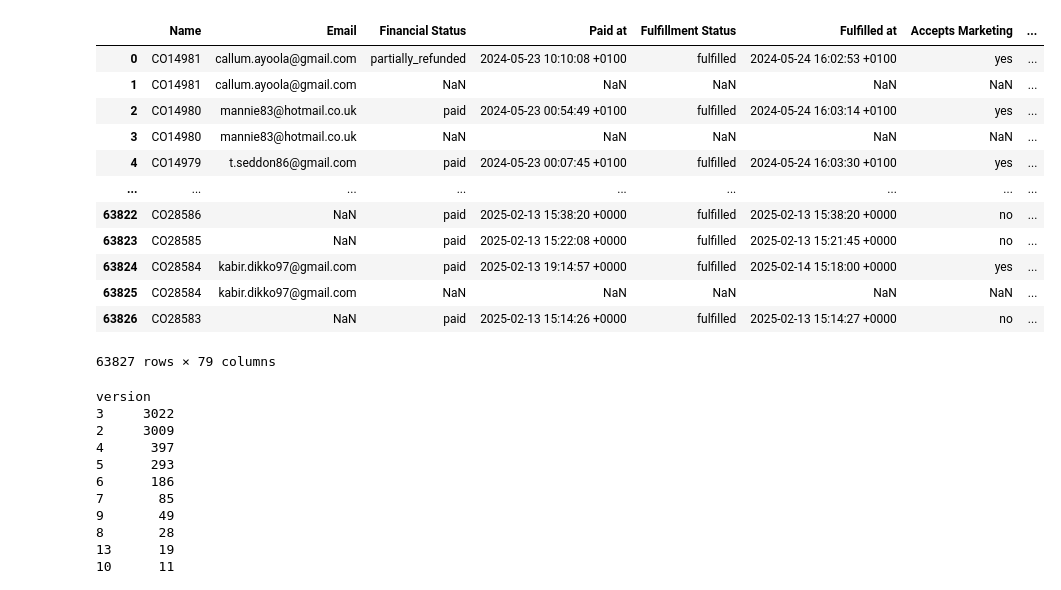
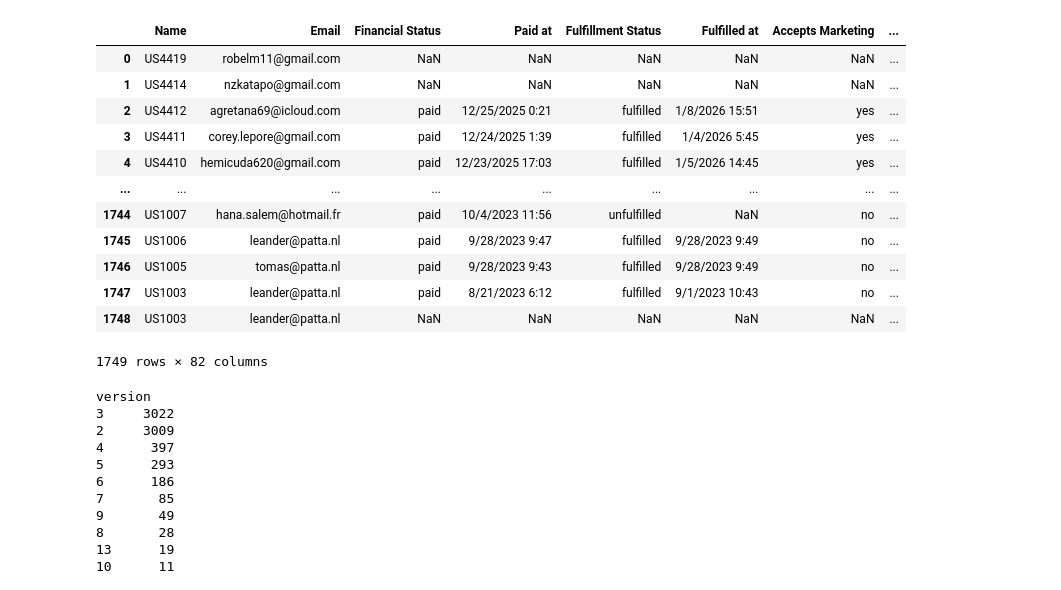
Before and after one commit to Farzand000/stage, a Jupyter notebook: inladen.ipynb, the cells around one changed output. Saved outputs shown, nothing was run; the diff lists cells and outputs as text; code cells hidden in the pictures.

```diff
--- a/inladen copy.ipynb
+++ b/inladen.ipynb
@@ -1,24 +1,24 @@
 # %%
 import pandas as pd
-df_uk=pd.read_csv("uk.csv",low_memory=False)
+df_uk=pd.read_csv("US_mainline.csv",low_memory=False)
 #df_uk = df_uk.iloc[:-1] #laatste regel is een tekst
 #pd.set_option('display.max_rows', None)
 pd.set_option('display.max_columns', None)
 df_uk
 # %% [output]
 |  | Name | Email | Financial Status | Paid at | Fulfillment Status | Fulfilled at | Accepts Marketing | ... |
-| 0 | CO14981 | callum.ayoola@gmail.com | partially_refunded | 2024-05-23 10:10:08 +0100 | fulfilled | 2024-05-24 16:02:53 +0100 | yes | ... |
-| 1 | CO14981 | callum.ayoola@gmail.com | NaN | NaN | NaN | NaN | NaN | ... |
-| 2 | CO14980 | mannie83@hotmail.co.uk | paid | 2024-05-23 00:54:49 +0100 | fulfilled | 2024-05-24 16:03:14 +0100 | yes | ... |
-| 3 | CO14980 | mannie83@hotmail.co.uk | NaN | NaN | NaN | NaN | NaN | ... |
-| 4 | CO14979 | t.seddon86@gmail.com | paid | 2024-05-23 00:07:45 +0100 | fulfilled | 2024-05-24 16:03:30 +0100 | yes | ... |
+| 0 | US4419 | robelm11@gmail.com | NaN | NaN | NaN | NaN | NaN | ... |
+| 1 | US4414 | nzkatapo@gmail.com | NaN | NaN | NaN | NaN | NaN | ... |
+| 2 | US4412 | agretana69@icloud.com | paid | 12/25/2025 0:21 | fulfilled | 1/8/2026 15:51 | yes | ... |
+| 3 | US4411 | corey.lepore@gmail.com | paid | 12/24/2025 1:39 | fulfilled | 1/4/2026 5:45 | yes | ... |
+| 4 | US4410 | hemicuda620@gmail.com | paid | 12/23/2025 17:03 | fulfilled | 1/5/2026 14:45 | yes | ... |
 | ... | ... | ... | ... | ... | ... | ... | ... | ... |
-| 63822 | CO28586 | NaN | paid | 2025-02-13 15:38:20 +0000 | fulfilled | 2025-02-13 15:38:20 +0000 | no | ... |
-| 63823 | CO28585 | NaN | paid | 2025-02-13 15:22:08 +0000 | fulfilled | 2025-02-13 15:21:45 +0000 | no | ... |
-| 63824 | CO28584 | kabir.dikko97@gmail.com | paid | 2025-02-13 19:14:57 +0000 | fulfilled | 2025-02-14 15:18:00 +0000 | yes | ... |
-| 63825 | CO28584 | kabir.dikko97@gmail.com | NaN | NaN | NaN | NaN | NaN | ... |
-| 63826 | CO28583 | NaN | paid | 2025-02-13 15:14:26 +0000 | fulfilled | 2025-02-13 15:14:27 +0000 | no | ... |
+| 1744 | US1007 | hana.salem@hotmail.fr | paid | 10/4/2023 11:56 | unfulfilled | NaN | no | ... |
+| 1745 | US1006 | leander@patta.nl | paid | 9/28/2023 9:47 | fulfilled | 9/28/2023 9:49 | no | ... |
+| 1746 | US1005 | tomas@patta.nl | paid | 9/28/2023 9:43 | fulfilled | 9/28/2023 9:49 | no | ... |
+| 1747 | US1003 | leander@patta.nl | paid | 8/21/2023 6:12 | fulfilled | 9/1/2023 10:43 | no | ... |
+| 1748 | US1003 | leander@patta.nl | NaN | NaN | NaN | NaN | NaN | ... |
-63827 rows × 79 columns
+1749 rows × 82 columns
 # %%
 # filtered = df_uk[df_uk["Lineitem name"].str.contains("Patta Shipping Protection", na=False)]
 
```
Also changed, not shown: 21 other files.
